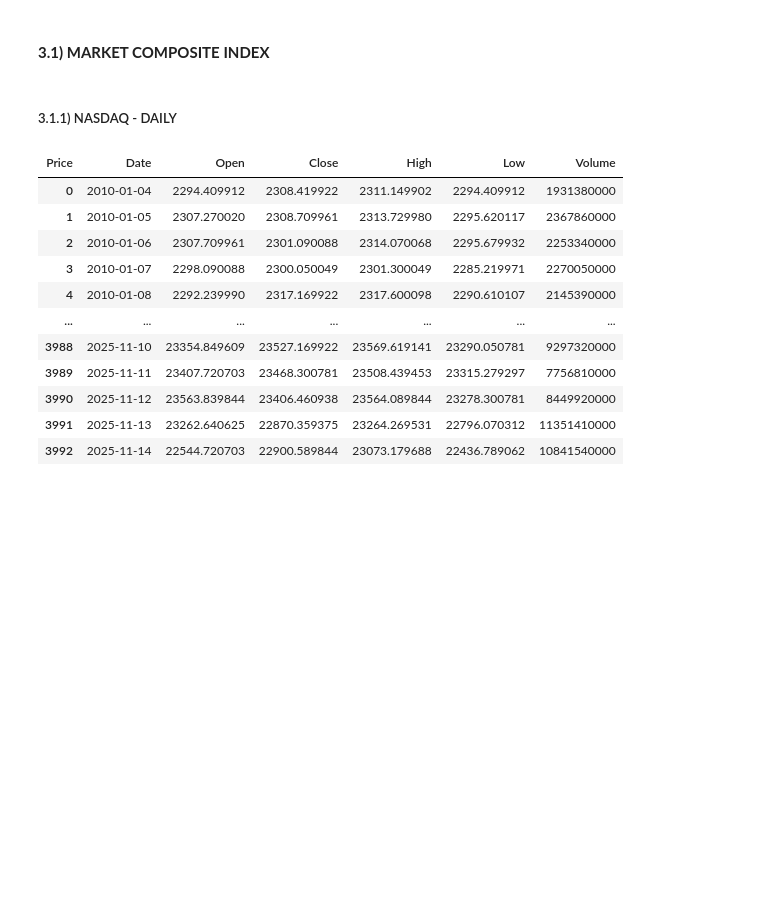
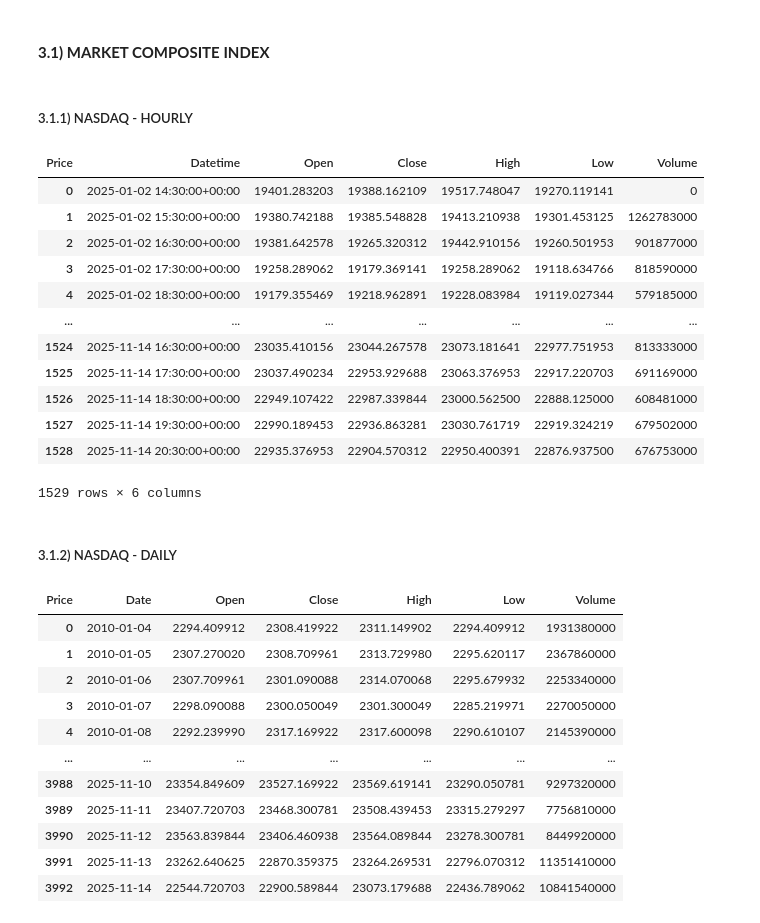
Before and after one commit to EliaLand/Martingale_FVM_AssetPricing, a Jupyter notebook: data_extraction/main.ipynb, the cells around one changed output. Drawn from its saved outputs; the diff is of its cells as text; code cells hidden in the pictures; blank space fills up the shorter version.

Commit message:
hourly data nasdaq

```diff
--- a/data_extraction/main.ipynb
+++ b/data_extraction/main.ipynb
@@ -19,7 +19,36 @@ from YFINANCE_module import fetch_YFINANCE
 # %% [markdown]
 #### **3.1) MARKET COMPOSITE INDEX**
 # %% [markdown]
-##### 3.1.1) NASDAQ - DAILY
+##### 3.1.1) NASDAQ - HOURLY
+# %%
+# NASDAQ - ^IXIC (hourly, price (USD), 2025-01-01, 2025-11-15)
+
+ticker = "^IXIC"
+start = "2025-01-01"
+end = "2025-11-15"
+frequency = "1h"
+
+df = fetch_YFINANCE(ticker, start, end, frequency)
+
+# Uploading in aggregate_df
+df.to_csv("raw_df/nasdaq_hourly_df.csv", index=False)
+df
+# %% [output]
+| Price | Datetime | Open | Close | High | Low | Volume |
+| 0 | 2025-01-02 14:30:00+00:00 | 19401.283203 | 19388.162109 | 19517.748047 | 19270.119141 | 0 |
+| 1 | 2025-01-02 15:30:00+00:00 | 19380.742188 | 19385.548828 | 19413.210938 | 19301.453125 | 1262783000 |
+| 2 | 2025-01-02 16:30:00+00:00 | 19381.642578 | 19265.320312 | 19442.910156 | 19260.501953 | 901877000 |
+| 3 | 2025-01-02 17:30:00+00:00 | 19258.289062 | 19179.369141 | 19258.289062 | 19118.634766 | 818590000 |
+| 4 | 2025-01-02 18:30:00+00:00 | 19179.355469 | 19218.962891 | 19228.083984 | 19119.027344 | 579185000 |
+| ... | ... | ... | ... | ... | ... | ... |
+| 1524 | 2025-11-14 16:30:00+00:00 | 23035.410156 | 23044.267578 | 23073.181641 | 22977.751953 | 813333000 |
+| 1525 | 2025-11-14 17:30:00+00:00 | 23037.490234 | 22953.929688 | 23063.376953 | 22917.220703 | 691169000 |
+| 1526 | 2025-11-14 18:30:00+00:00 | 22949.107422 | 22987.339844 | 23000.562500 | 22888.125000 | 608481000 |
+| 1527 | 2025-11-14 19:30:00+00:00 | 22990.189453 | 22936.863281 | 23030.761719 | 22919.324219 | 679502000 |
+| 1528 | 2025-11-14 20:30:00+00:00 | 22935.376953 | 22904.570312 | 22950.400391 | 22876.937500 | 676753000 |
+1529 rows × 6 columns
+# %% [markdown]
+##### 3.1.2) NASDAQ - DAILY
 # %%
 # NASDAQ - ^IXIC (daily, price (USD), 2010-01-01, 2025-11-15)
 
```
Also changed, not shown: parts of 3 cells of this notebook, 3 other files.
